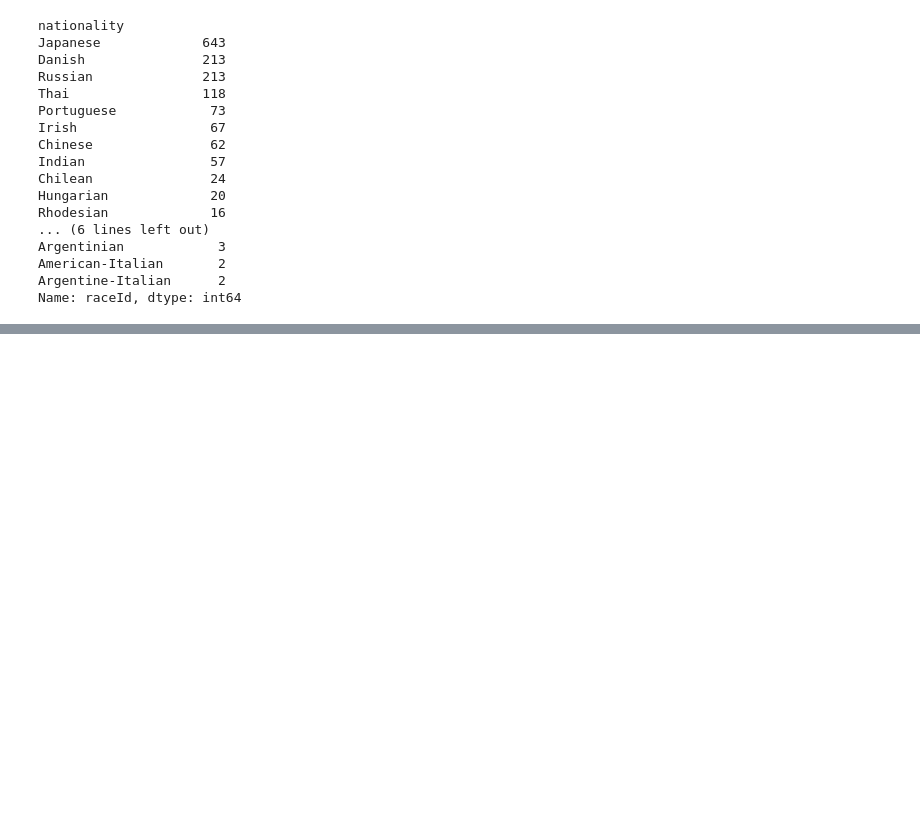
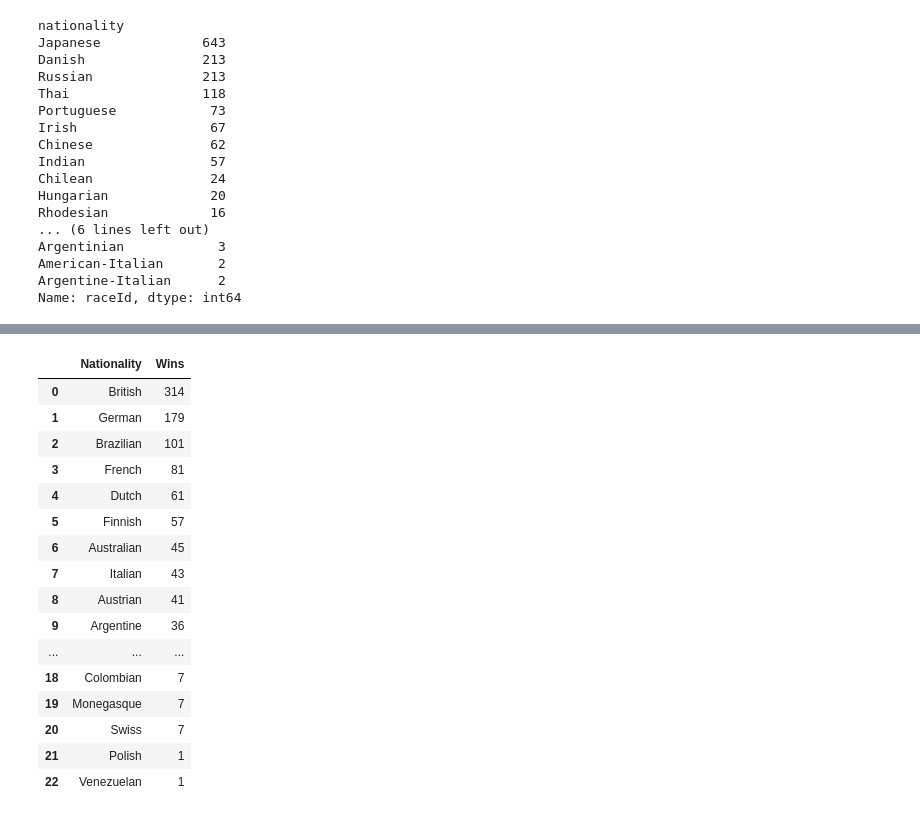
Before and after one commit to kjmakwana/f1-questions-no-one-asked, a Jupyter notebook: nations with most drivers and no wins.ipynb, the cells around one changed output, grey strips where cells are left out. Saved outputs shown, nothing was run; the diff lists cells and outputs as text; code cells hidden in the pictures; blank space fills up the shorter version.

```diff
--- a/nations with most drivers and no wins.ipynb
+++ b/nations with most drivers and no wins.ipynb
@@ -375,0 +393,22 @@ Name: raceId, dtype: int64
+# %%
+starts_w_wins=starts_w_wins.groupby("nationality")["raceId"].count().sort_values(ascending=False).to_frame().reset_index()
+starts_w_wins.columns=["Nationality","Wins"]
+starts_w_wins
+# %% [output]
+|  | Nationality | Wins |
+| 0 | British | 314 |
+| 1 | German | 179 |
+| 2 | Brazilian | 101 |
+| 3 | French | 81 |
+| 4 | Dutch | 61 |
+| 5 | Finnish | 57 |
+| 6 | Australian | 45 |
+| 7 | Italian | 43 |
+| 8 | Austrian | 41 |
+| 9 | Argentine | 36 |
+| ... | ... | ... |
+| 18 | Colombian | 7 |
+| 19 | Monegasque | 7 |
+| 20 | Swiss | 7 |
+| 21 | Polish | 1 |
+| 22 | Venezuelan | 1 |
```
Also changed, not shown: parts of 6 cells of this notebook, 5 other files.
